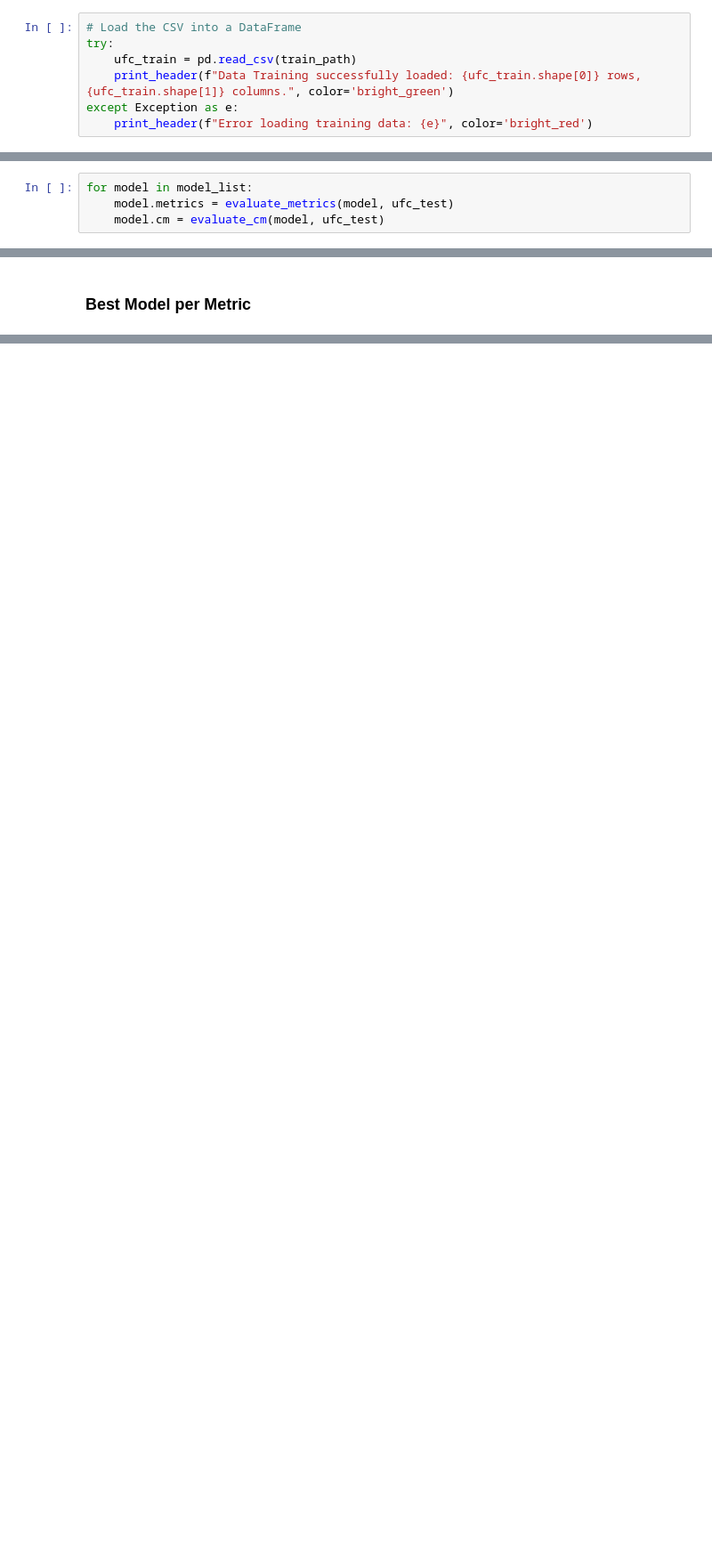
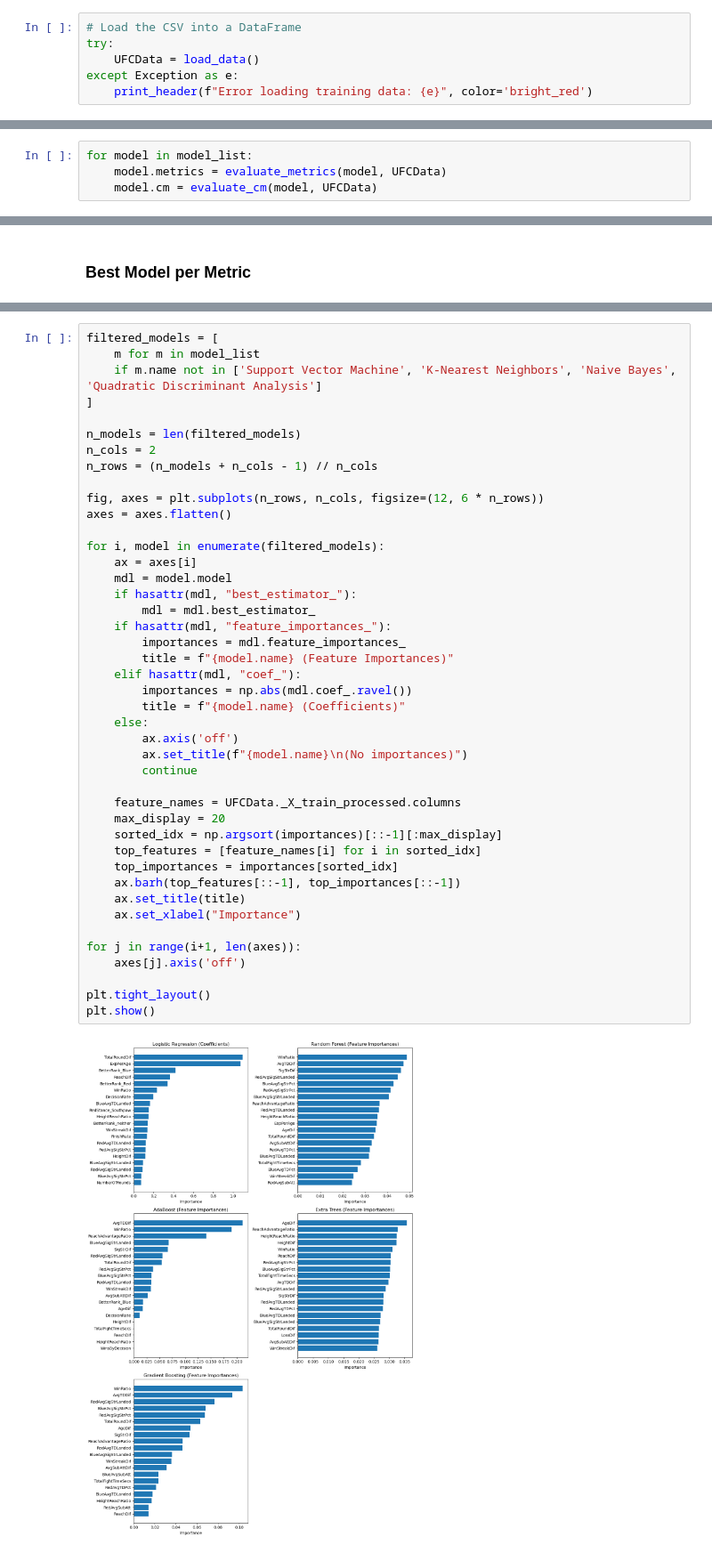
Before and after one commit to mfourier/ufc-predictor, a Jupyter notebook: notebooks/05-model_experiments.ipynb, the cells around one changed output, grey strips where cells are left out. Shown at 89% size. Cells and saved outputs as stored; diff of their text form; blank space fills up the shorter version.

Commit message:
change in UFCData and /notebooks

```diff
--- a/notebooks/05-model_experiments.ipynb
+++ b/notebooks/05-model_experiments.ipynb
@@ -43,8 +41,7 @@ test_path = os.path.join(project_root, 'data', 'processed', 'ufc_test.csv')
 # %%
 # Load the CSV into a DataFrame
 try:
-    ufc_train = pd.read_csv(train_path)
-    print_header(f"Data Training successfully loaded: {ufc_train.shape[0]} rows, {ufc_train.shape[1]} columns.", color='bright_green')
+    UFCData = load_data()
 except Exception as e:
     print_header(f"Error loading training data: {e}", color='bright_red')
 # %% [output]
@@ -87,8 +72,8 @@ model_list = [UFCModel(model=load_model(name, verbose=True)) for name in pretty_
 ## 4. Evaluate Models
 # %%
 for model in model_list:
-    model.metrics = evaluate_metrics(model, ufc_test)
-    model.cm = evaluate_cm(model, ufc_test)
+    model.metrics = evaluate_metrics(model, UFCData)
+    model.cm = evaluate_cm(model, UFCData)
 # %% [markdown]
 ## 5. Check Models
 # %% [markdown]
@@ -160,0 +132,45 @@ plt.show()
+# %%
+filtered_models = [
+    m for m in model_list
+    if m.name not in ['Support Vector Machine', 'K-Nearest Neighbors', 'Naive Bayes', 'Quadratic Discriminant Analysis']
+]
+
+n_models = len(filtered_models)
+n_cols = 2
+n_rows = (n_models + n_cols - 1) // n_cols
+
+fig, axes = plt.subplots(n_rows, n_cols, figsize=(12, 6 * n_rows))
+axes = axes.flatten()
+
+for i, model in enumerate(filtered_models):
+    ax = axes[i]
+    mdl = model.model
+    if hasattr(mdl, "best_estimator_"):
+        mdl = mdl.best_estimator_
+    if hasattr(mdl, "feature_importances_"):
+        importances = mdl.feature_importances_
+        title = f"{model.name} (Feature Importances)"
+    elif hasattr(mdl, "coef_"):
+        importances = np.abs(mdl.coef_.ravel())
+        title = f"{model.name} (Coefficients)"
+    else:
+        ax.axis('off')
+        ax.set_title(f"{model.name}\n(No importances)")
+        continue
+
+    feature_names = UFCData._X_train_processed.columns
+    max_display = 20
+    sorted_idx = np.argsort(importances)[::-1][:max_display]
+    top_features = [feature_names[i] for i in sorted_idx]
+    top_importances = importances[sorted_idx]
+    ax.barh(top_features[::-1], top_importances[::-1])
+    ax.set_title(title)
+    ax.set_xlabel("Importance")
+
+for j in range(i+1, len(axes)):
+    axes[j].axis('off')
+
+plt.tight_layout()
+plt.show()
+# %% [output]
+[figure, added]
```
Also changed, not shown: parts of 11 cells of this notebook, 20 other files.
